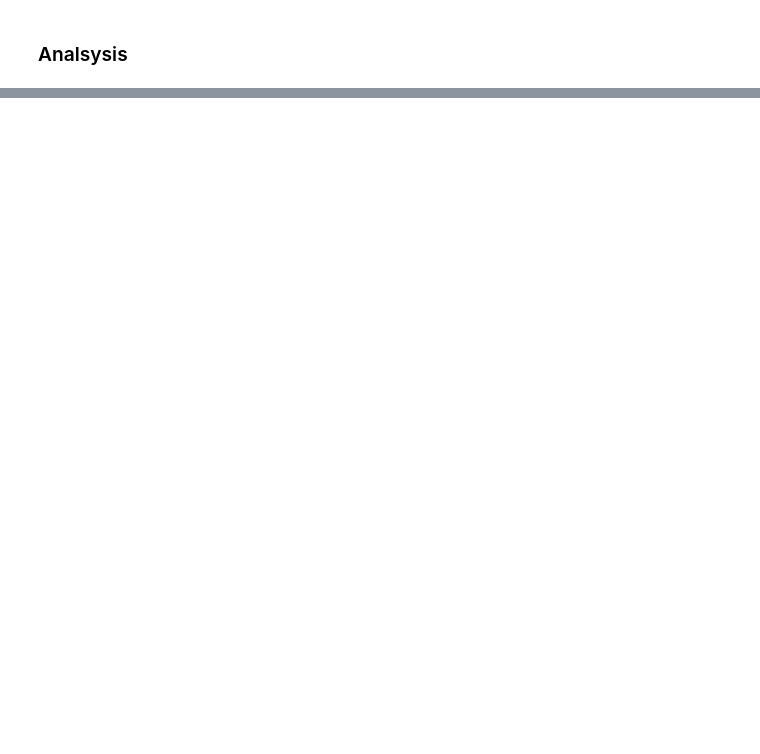
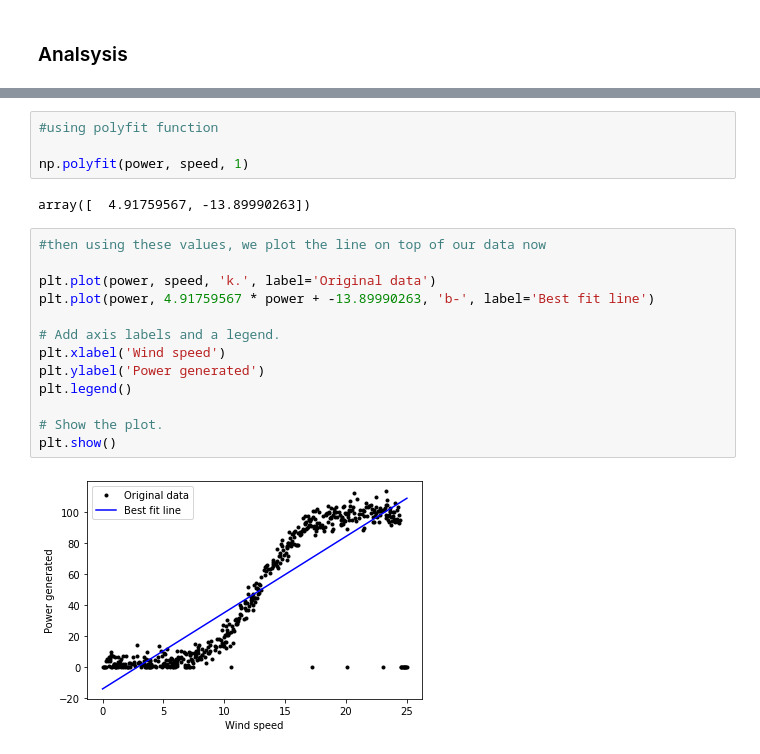
Before and after one commit to Ainara12/Fundamentals-Project, a Jupyter notebook: Fundamentals DA-Project.ipynb, the cells around one changed output, grey strips where cells are left out. Cells and saved outputs as stored; diff of their text form; blank space fills up the shorter version.

```diff
--- a/Fundamentals DA-Project.ipynb
+++ b/Fundamentals DA-Project.ipynb
@@ -73,0 +199,21 @@ PermissionError: [Errno 13] Permission denied: 'C:\\Users\\fainl\\OneDrive\\Docu
+# %%
+#using polyfit function
+
+np.polyfit(power, speed, 1)
+# %% [output]
+array([  4.91759567, -13.89990263])
+# %%
+#then using these values, we plot the line on top of our data now
+
+plt.plot(power, speed, 'k.', label='Original data')
+plt.plot(power, 4.91759567 * power + -13.89990263, 'b-', label='Best fit line')
+
+# Add axis labels and a legend.
+plt.xlabel('Wind speed')
+plt.ylabel('Power generated')
+plt.legend()
+
+# Show the plot.
+plt.show()
+# %% [output]
+[figure, added]
```
Also changed, not shown: parts of 13 cells of this notebook, 1 other file.
